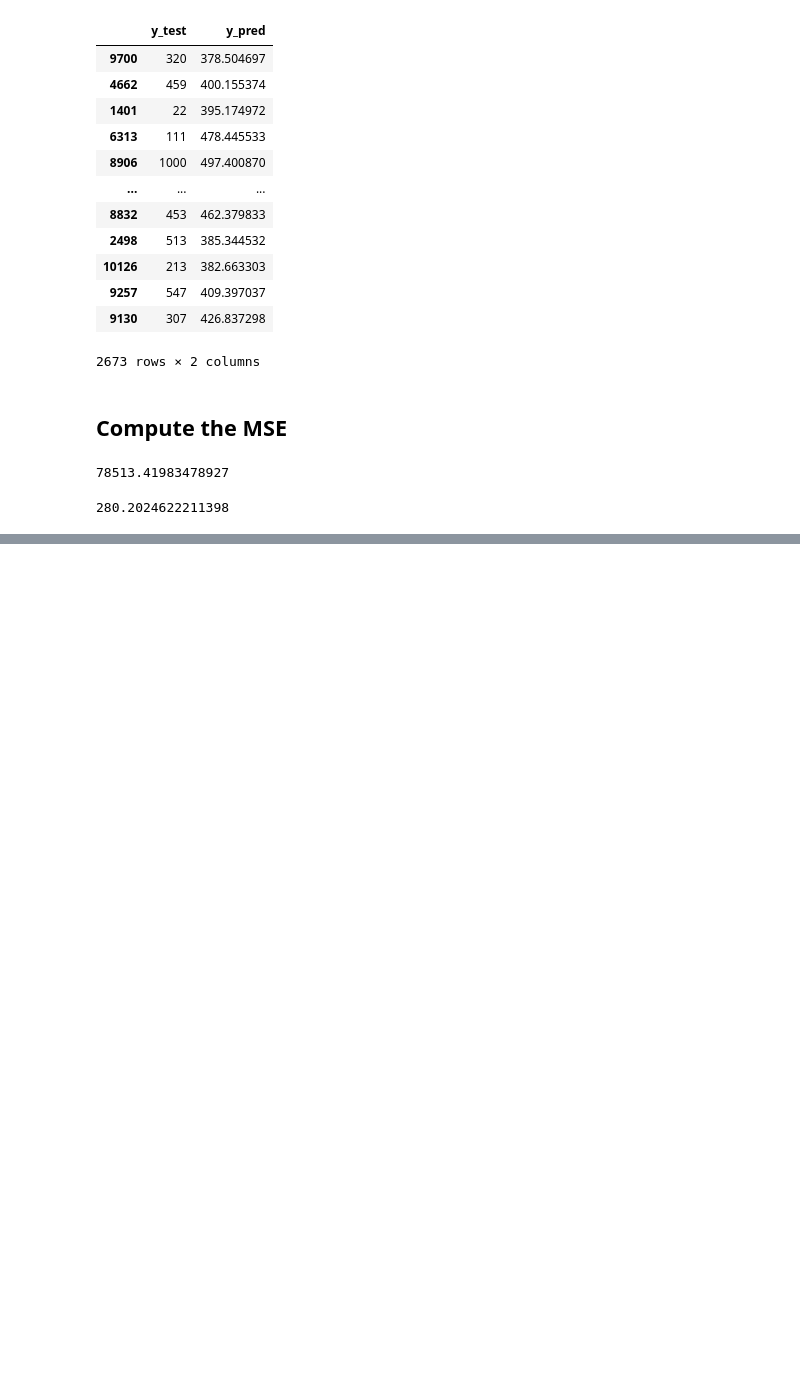
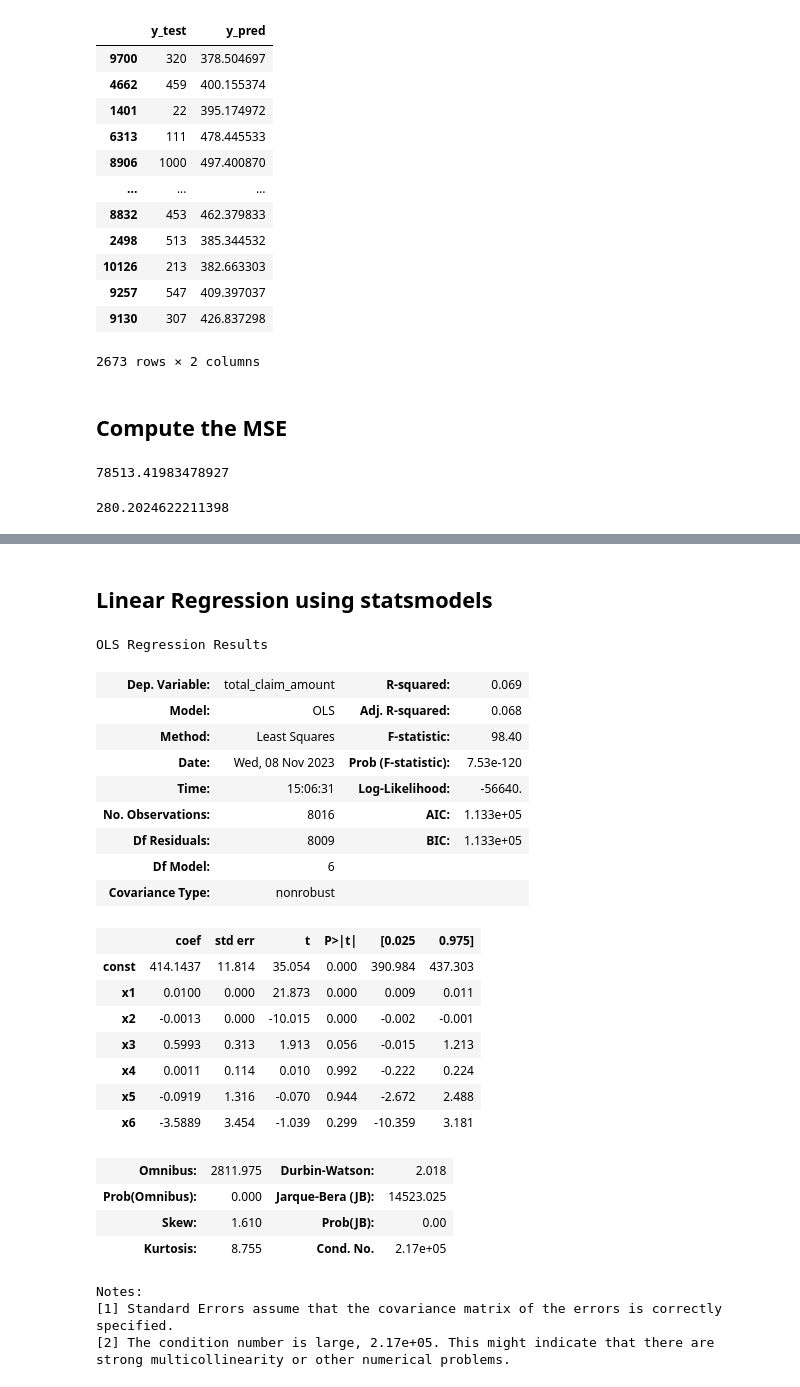
Before and after one commit to yveness7/IronHackIvet, a Jupyter notebook: Week4/lab2.ipynb, the cells around one changed output, grey strips where cells are left out. Cells and saved outputs as stored; diff of their text form; code cells hidden in the pictures; blank space fills up the shorter version.

```diff
--- a/Week4/lab2.ipynb
+++ b/Week4/lab2.ipynb
@@ -204,0 +223,2 @@ np.sqrt(mse(real_vs_pred['y_test'], real_vs_pred['y_pred']))
+# %% [markdown]
+## Linear Regression using statsmodels
@@ -204,0 +227,37 @@ np.sqrt(mse(real_vs_pred['y_test'], real_vs_pred['y_pred']))
+# %%
+X_train_const = sm.add_constant(X_train.to_numpy())
+
+model = sm.OLS(y_train, X_train_const).fit()
+predictions_train = model.predict(X_train_const)
+
+X_test_const = sm.add_constant(X_test)
+y_pred = model.predict(X_test_const)
+print_model = model.summary()
+print_model
+# %% [output]
+OLS Regression Results
+| Dep. Variable: | total_claim_amount | R-squared: | 0.069 |
+| Model: | OLS | Adj. R-squared: | 0.068 |
+| Method: | Least Squares | F-statistic: | 98.40 |
+| Date: | Wed, 08 Nov 2023 | Prob (F-statistic): | 7.53e-120 |
+| Time: | 15:06:31 | Log-Likelihood: | -56640. |
+| No. Observations: | 8016 | AIC: | 1.133e+05 |
+| Df Residuals: | 8009 | BIC: | 1.133e+05 |
+| Df Model: | 6 |  |  |
+| Covariance Type: | nonrobust |  |  |
+|  | coef | std err | t | P>|t| | [0.025 | 0.975] |
+| const | 414.1437 | 11.814 | 35.054 | 0.000 | 390.984 | 437.303 |
+| x1 | 0.0100 | 0.000 | 21.873 | 0.000 | 0.009 | 0.011 |
+| x2 | -0.0013 | 0.000 | -10.015 | 0.000 | -0.002 | -0.001 |
+| x3 | 0.5993 | 0.313 | 1.913 | 0.056 | -0.015 | 1.213 |
+| x4 | 0.0011 | 0.114 | 0.010 | 0.992 | -0.222 | 0.224 |
+| x5 | -0.0919 | 1.316 | -0.070 | 0.944 | -2.672 | 2.488 |
+| x6 | -3.5889 | 3.454 | -1.039 | 0.299 | -10.359 | 3.181 |
+| Omnibus: | 2811.975 | Durbin-Watson: | 2.018 |
+| Prob(Omnibus): | 0.000 | Jarque-Bera (JB): | 14523.025 |
+| Skew: | 1.610 | Prob(JB): | 0.00 |
+| Kurtosis: | 8.755 | Cond. No. | 2.17e+05 |
+Notes:
+[1] Standard Errors assume that the covariance matrix of the errors is correctly specified.
+[2] The condition number is large, 2.17e+05. This might indicate that there are
+strong multicollinearity or other numerical problems.
```
Also changed, not shown: parts of 4 cells of this notebook, 2 other files.
